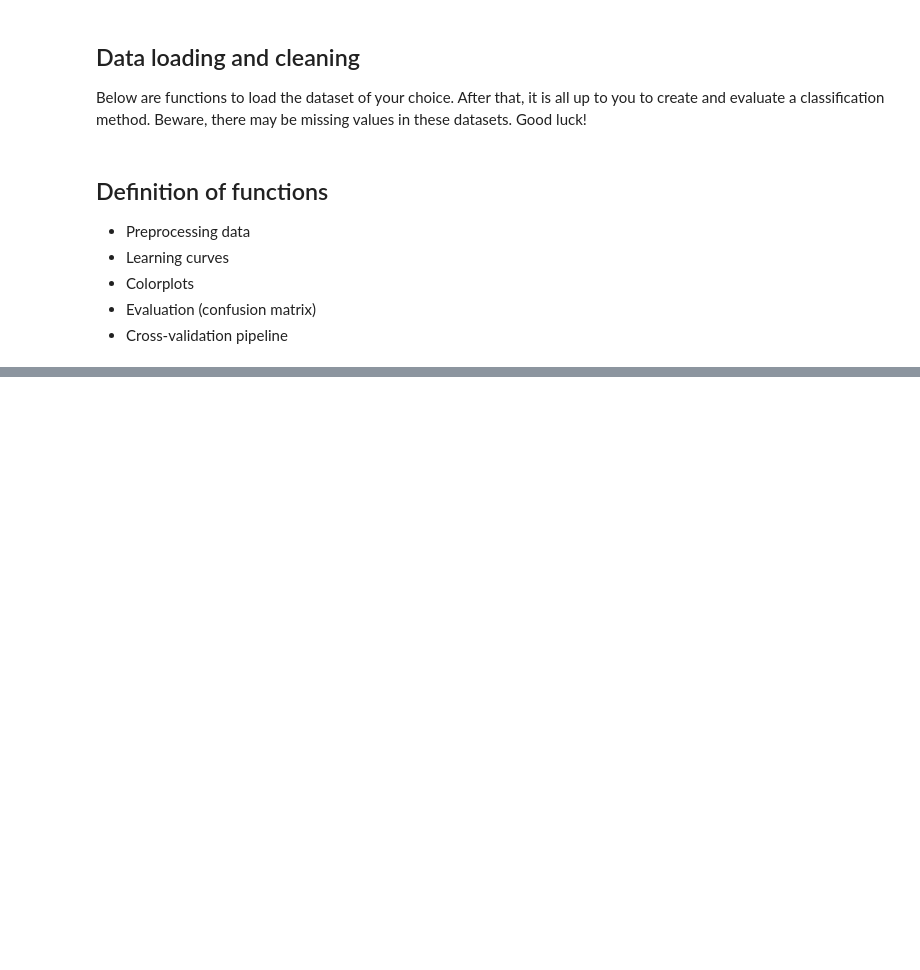
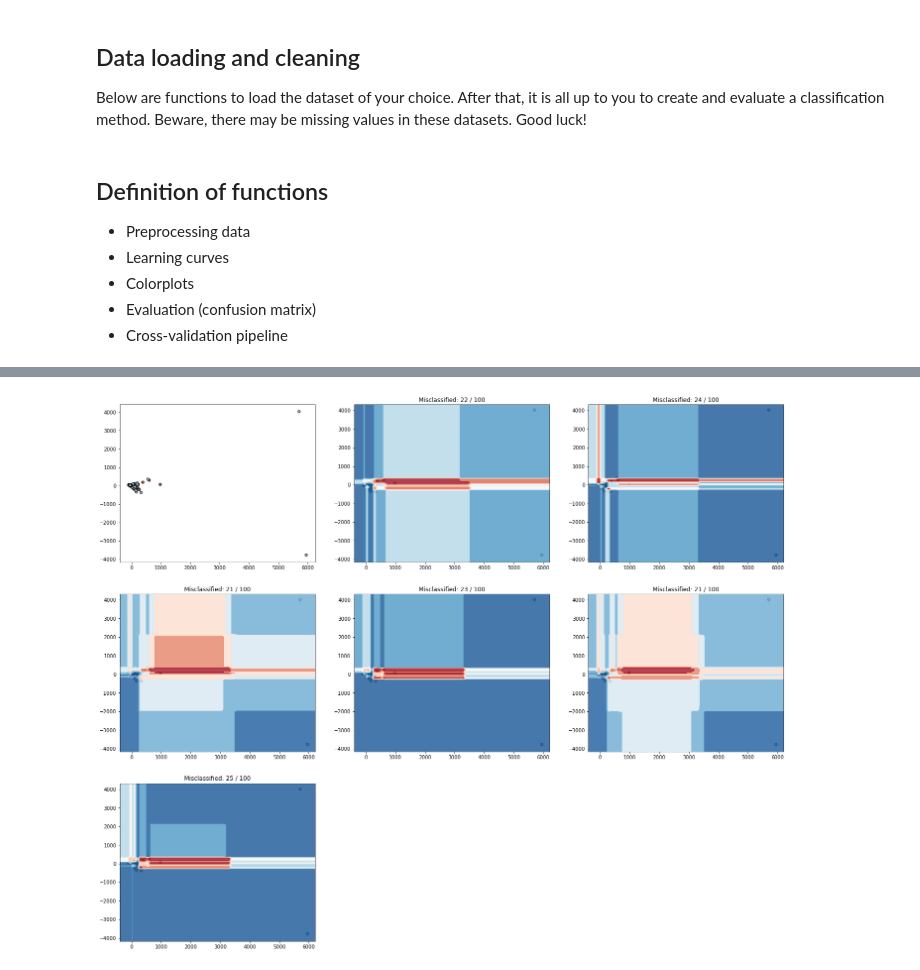
Before and after one commit to BrianvanWinden/TM10007_Group_13, a Jupyter notebook: assignment.ipynb, the cells around one changed output, grey strips where cells are left out. Saved outputs shown, nothing was run; the diff lists cells and outputs as text; code cells hidden in the pictures; blank space fills up the shorter version.

```diff
--- a/assignment.ipynb
+++ b/assignment.ipynb
@@ -316,0 +390,33 @@ TypeError: get_params() missing 1 required positional argument: 'self'
+# %%
+
+X = x_train_trans
+Y = y_train
+
+clsfs = [RandomForestClassifier(n_estimators=5, bootstrap=True),
+         RandomForestClassifier(n_estimators=5, bootstrap=False),
+         RandomForestClassifier(n_estimators=50, bootstrap=True),
+         RandomForestClassifier(n_estimators=50, bootstrap=False),
+         RandomForestClassifier(n_estimators=100, bootstrap=True),
+         RandomForestClassifier(n_estimators=100, bootstrap=False)]
+
+# First make plot without classifiers:
+num = 0
+fig = plt.figure(figsize=(24,8*len(clsfs)))
+ax = fig.add_subplot(7, 3, num + 1)
+ax.scatter(X[:, 0], X[:, 1], marker='o', c=Y,
+    s=25, edgecolor='k', cmap=plt.cm.Paired)
+num += 1
+
+# Now use the classifiers on all datasets
+for clf in clsfs:
+    clf.fit(X, Y)
+    ax = fig.add_subplot(7, 3, num + 1)
+    ax.scatter(X[:, 0], X[:, 1], marker='o', c=Y,
+        s=25, edgecolor='k', cmap=plt.cm.Paired)
+    colorplot(clf, ax, X[:, 0], X[:, 1])
+    y_pred = clf.predict(x_val_trans)
+    t = ("Misclassified: %d / %d" % ((y_val != y_pred).sum(), x_val_trans.shape[0]))
+    ax.set_title(t)
+    num += 1
+# %% [output]
+[figure, added]
```
Also changed, not shown: parts of 7 cells of this notebook.
